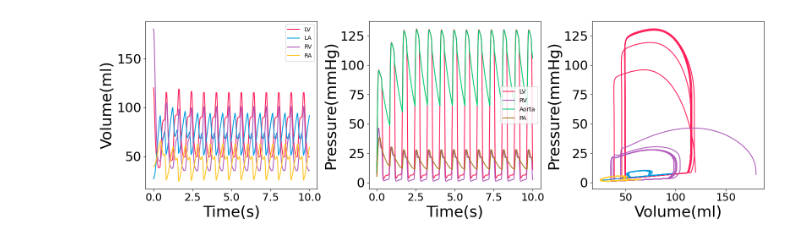
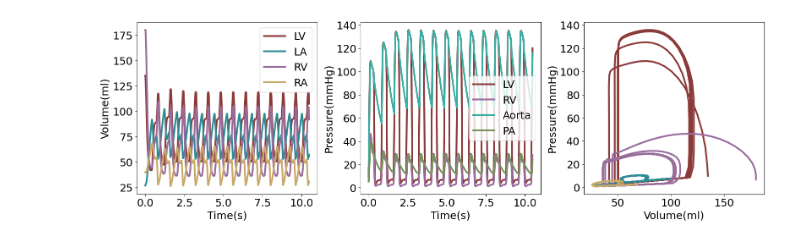
Before and after one commit to ShitingHuang-1/closed_circuit, a Jupyter notebook: baseline.ipynb, the cells around one changed output. Cells and saved outputs as stored; diff of their text form; code cells hidden in the pictures.

```diff
--- a/baseline.ipynb
+++ b/baseline.ipynb
@@ -72,9 +72,9 @@ def dydt(t,y):
                        dpb])
     return dy
 t_step = 0.01
-t_end = 10
+t_end = 10.5
 t = [0,t_end]
-t_span=np.arange(0, t_end, t_step)
+t_span = np.arange(0, t_end, t_step)
 T = 0.8
 lv=heart(tau1 = 0.269*T, tau2 = 0.452*T, m1 = 1.32, m2 = 27.4, Emax = 3, Emin = 0.08, V0 = 10,T = T, deltat = t_step)
 rv=heart(tau1 = 0.269*T, tau2 = 0.452*T, m1 = 1.32, m2 = 27.4, Emax = 0.8, Emin = 0.04, V0 = 10, T = T, deltat = t_step)
@@ -84,10 +84,9 @@ av=ValveinP(density = 1.06, eff_length = 2.2,Aann = 5, Kvo = 0.12,Kvc = 0.15, p_
 mv=ValveinP(density = 1.06,eff_length =1.9,Aann = 5, Kvo = 0.3,Kvc = 0.4, p_oc = 0)
 tv=ValveinP(1.06,2,6, 0.3,0.4, 0)
 pv=ValveinP(1.06,1.9,2.8, 0.2,0.2, 0) #poc
-cap_s=PressureSystem(0.00061, 103.44867, 1471.26289)
-cap_p=PressureSystem(0.00272, 26.6, 165)
+cap_s=PressureSystem(C = 0.00061, Za = 103.44867, R = 1471.26289)
+cap_p=PressureSystem(C = 0.00272, Za = 26.6, R = 165)
 num = 1/t_step
-index_range = slice(int(8*num*T), int(9*num*T))
 
 #initial condition
 y_initial = np.array([135, 27, #vlv, vla
@@ -101,15 +100,23 @@ y_initial = np.array([135, 27, #vlv, vla
 
 #integration
 sol = sp.integrate.solve_ivp(dydt , t , y0 = y_initial , t_eval = t_span, method='LSODA')
-sol.t = sol.t
 v_rv = sol.y[7]
+T_max = t_end//T
+y1 = v_rv[-50]
+y2 = v_rv[-50 - int(T/t_step)]
+if abs(y1 - y2) > 0.01:
+    raise ValueError(f"Not converge, difference = {abs(y1 - y2)} > 0.1")
+#index_range = slice(int((T_max-1)*num*T), int(T_max*num*T))
+t = np.arange(0, T, t_step)
 v_lv = sol.y[0]
+v_rv = sol.y[7]
 v_la = sol.y[1]
 v_ra = sol.y[8]
 q_av = sol.y[2]
 pa = sol.y[6]
 q_pv = sol.y[10]
 pb = sol.y[13]
+
 p_lv, p_rv, p_la, p_ra, p_pa, p_ao = [], [], [], [], [], []
 for i,j in zip(sol.t,range(len(sol.t))):
     p_lv.append(lv.p(v_lv[j], i)/1333)
@@ -119,41 +126,43 @@ for i,j in zip(sol.t,range(len(sol.t))):
     p_ra.append(ra.p(v_ra[j], i)/1333)
     p_la.append(la.p(v_la[j], i)/1333)
 # %%
-LV = '#FF1F5B'
-LA = '#009ADE'
-RV = '#AF58BA'
-RA = '#FFC61E'
-AO = '#00CD6C'
-PA = '#A6761D'
+LV =  '#8B3A3A'
+LA = '#2E8B94'
+RV = '#996C9C'
+RA = '#C9A86A'
+AO = '#3CAEA3'
+PA = '#789262'
+
+fontsize = 18
 fig, ((ax1, ax2, ax3)) = plt.subplots(1, 3, figsize=(16,5))
-ax1.plot(sol.t, v_lv, label='LV',color = LV)
-ax1.plot(sol.t, v_la, label='LA',color = LA)
-ax1.plot(sol.t, v_rv, label='RV', color = RV)
-ax1.plot(sol.t, v_ra, label='RA', color = RA)
-ax1.set_ylabel('Volume(ml)', fontsize = 26)
-ax1.legend()
+ax1.plot(sol.t, v_lv, label='LV',color = LV, linewidth = 3)
+ax1.plot(sol.t, v_la, label='LA',color = LA, linewidth = 3)
+ax1.plot(sol.t, v_rv, label='RV', color = RV, linewidth = 3)
+ax1.plot(sol.t, v_ra, label='RA', color = RA, linewidth = 3)
+ax1.set_ylabel('Volume(ml)', fontsize = fontsize)
+ax1.legend(fontsize = fontsize)
 #ax1.set_xlim(8,8.8)
-ax1.set_xlabel('Time(s)', fontsize = 26)
-ax1.tick_params(axis='x', labelsize=18)
-ax1.tick_params(axis='y', labelsize=22)
-ax2.plot(sol.t, p_lv, label='LV',  color = LV)
-ax2.plot(sol.t, p_rv, label = 'RV', color = RV)
-ax2.plot(sol.t, p_ao, label='Aorta', color = AO)
-ax2.plot(sol.t, p_pa, label = 'PA', color = PA)
-ax2.set_ylabel('Pressure(mmHg)', fontsize = 26)
-ax2.legend()
-ax2.set_xlabel('Time(s)', fontsize = 26)
-ax2.tick_params(axis='x', labelsize=18)
-ax2.tick_params(axis='y', labelsize=22)
-ax3.plot(v_lv, p_lv, label='LV', color = LV)
-ax3.plot(v_la, p_la, label='LA', color = LA)
-ax3.plot(v_rv, p_rv, label='RV', color = RV)
-ax3.plot(v_ra, p_ra, label='RA', color = RA)
-ax3.set_ylabel('Pressure(mmHg)', fontsize = 26)
-ax3.set_xlabel('Volume(ml)', fontsize = 26)
-ax3.tick_params(axis='x', labelsize=18)
-ax3.tick_params(axis='y', labelsize=22)
+ax1.set_xlabel('Time(s)', fontsize = fontsize)
+ax1.tick_params(axis='x', labelsize = fontsize)
+ax1.tick_params(axis='y', labelsize = fontsize)
+ax2.plot(sol.t, p_lv, label='LV',  color = LV, linewidth = 3)
+ax2.plot(sol.t, p_rv, label = 'RV', color = RV, linewidth = 3)
+ax2.plot(sol.t, p_ao, label='Aorta', color = AO, linewidth = 3)
+ax2.plot(sol.t, p_pa, label = 'PA', color = PA, linewidth = 3)
+ax2.set_ylabel('Pressure(mmHg)', fontsize = fontsize)
+ax2.legend(fontsize = fontsize)
+ax2.set_xlabel('Time(s)', fontsize = fontsize)
+ax2.tick_params(axis='x', labelsize = fontsize)
+ax2.tick_params(axis='y', labelsize = fontsize)
+ax3.plot(v_lv, p_lv, label='LV', color = LV, linewidth = 3)
+ax3.plot(v_la, p_la, label='LA', color = LA, linewidth = 3)
+ax3.plot(v_rv, p_rv, label='RV', color = RV, linewidth = 3)
+ax3.plot(v_ra, p_ra, label='RA', color = RA, linewidth = 3)
+ax3.set_ylabel('Pressure(mmHg)', fontsize = fontsize)
+ax3.set_xlabel('Volume(ml)', fontsize = fontsize)
+ax3.tick_params(axis='x', labelsize = fontsize)
+ax3.tick_params(axis='y', labelsize = fontsize)
 plt.tight_layout()
 plt.show()
 # %% [output]
-[figure, old version]
+[figure, new version]
```
